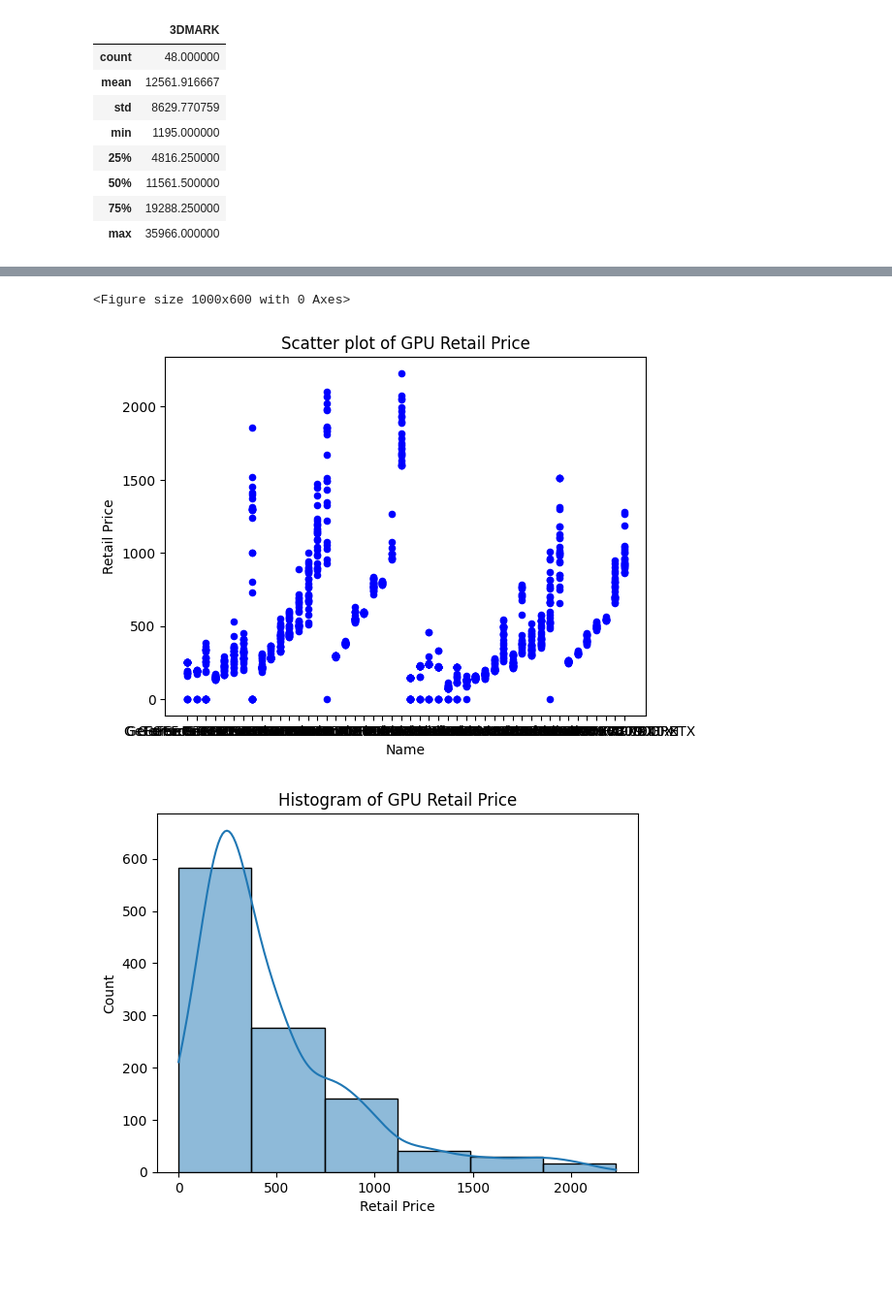
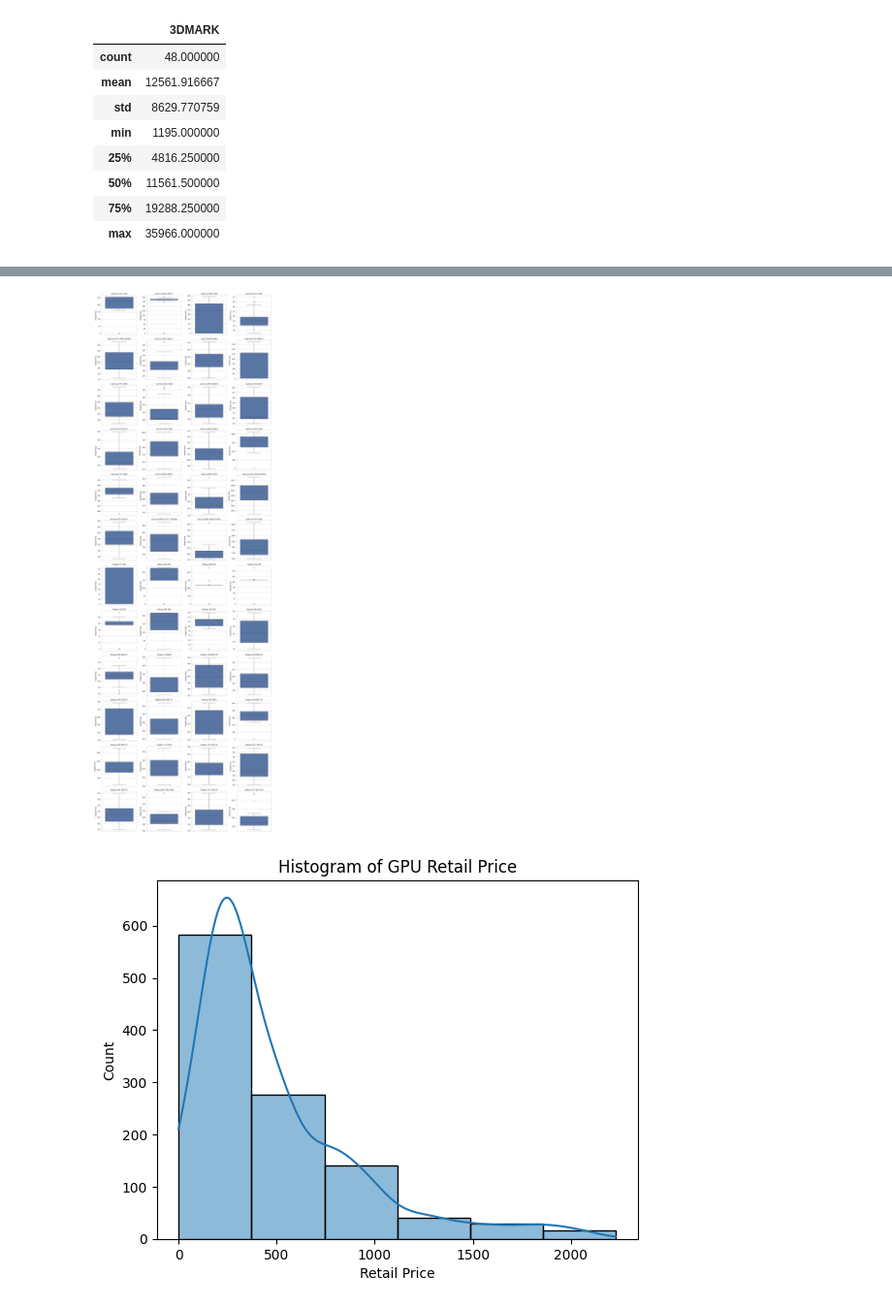
Before and after one commit to Jesus1Salas/EDA-AMDvsNVD, a Jupyter notebook: EDA.ipynb, the cells around one changed output, grey strips where cells are left out. Shown: that part at 97% size. Saved outputs shown, nothing was run; the diff lists cells and outputs as text; code cells hidden in the pictures; blank space fills up the shorter version.

Commit message:
analisis de outliers para las diferentes categorias de tarjetas graficas

```diff
--- a/EDA.ipynb
+++ b/EDA.ipynb
@@ -6,3 +7,6 @@ import seaborn as sns
+# %%
+sns.set(style="whitegrid")
+plt.rcParams["figure.figsize"]=(12,8)
 # %%
 df=pd.read_csv(r'Datos\gpu_metadata.csv')
 df2=pd.read_csv(r'Datos\gpu_price_history.csv')
@@ -97,14 +154,29 @@ df2.sample(5)
+# %%
+#Observamos los outliers de cada tarjeta grafica
+categorias=df2['Name'].unique()
+n=len(categorias)
+cols=4
+rows=math.ceil(n/cols)
+
+fig, axes=plt.subplots(rows, cols, figsize=(cols*4, rows*4))
+axes=axes.flatten()
+
+for i, cat in enumerate(categorias):
+    sns.boxplot(y=df2[df2['Name']==cat]['Retail Price'], ax=axes[i])
+    axes[i].set_title(cat)
+    axes[i].set_xlabel('')
+    axes[i].set_ylabel('Retail Price')
+
+for j in range(i+1, len(axes)):
+    fig.delaxes(axes[j])
+
+plt.tight_layout()
+plt.show()
+# %% [output]
+[figure, added]
 # %%
 pd.set_option('display.max_columns', None)
 pd.set_option('display.max_rows', None)
-# %%
-plt.figure(figsize=(10,6))
-df2.plot.scatter(x='Name', y='Retail Price', c='blue')
-plt.title('Scatter plot of GPU Retail Price')
-plt.show()
-# %% [output]
-<Figure size 1000x600 with 0 Axes>
-[figure, removed]
 # %%
 sns.histplot(df2['Retail Price'],bins=6 ,kde=True)
 plt.title('Histogram of GPU Retail Price')
```
Also changed, not shown: parts of 11 cells of this notebook.
